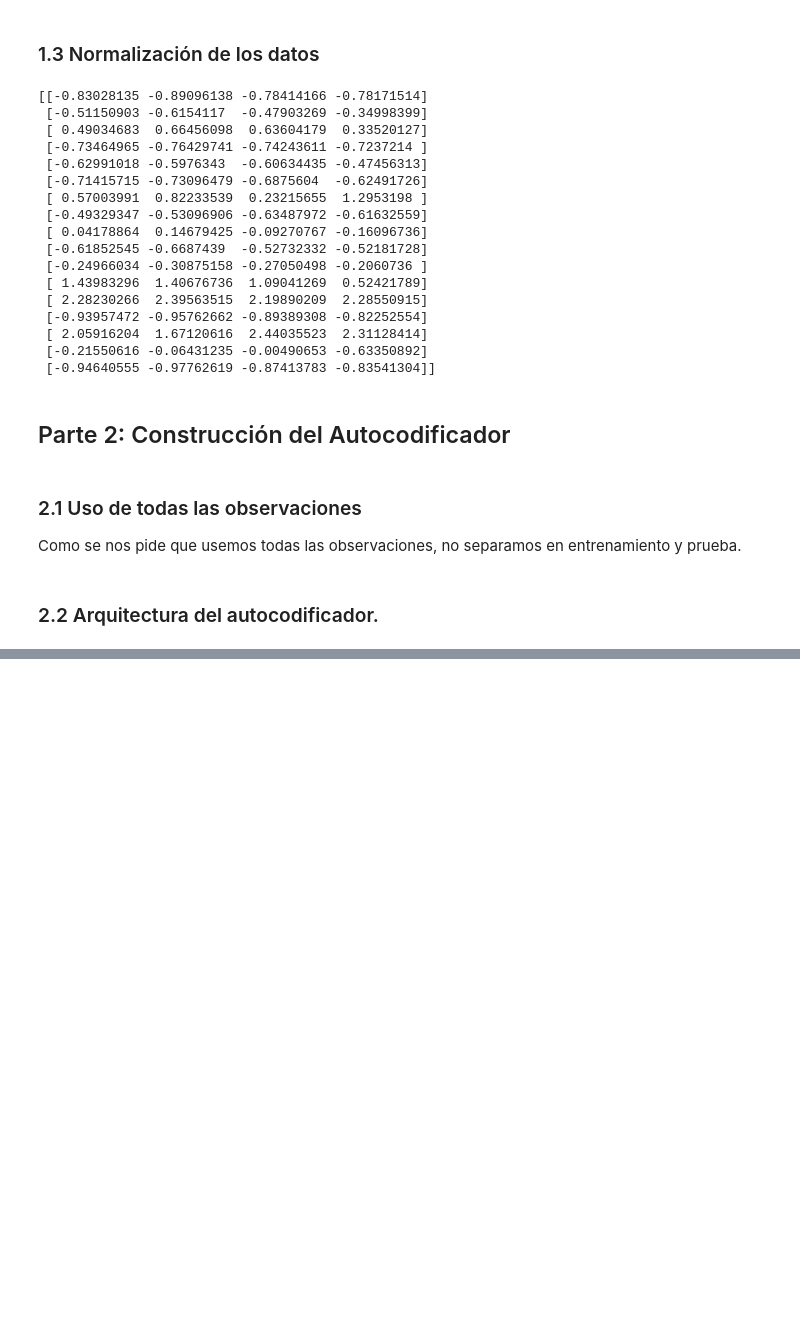
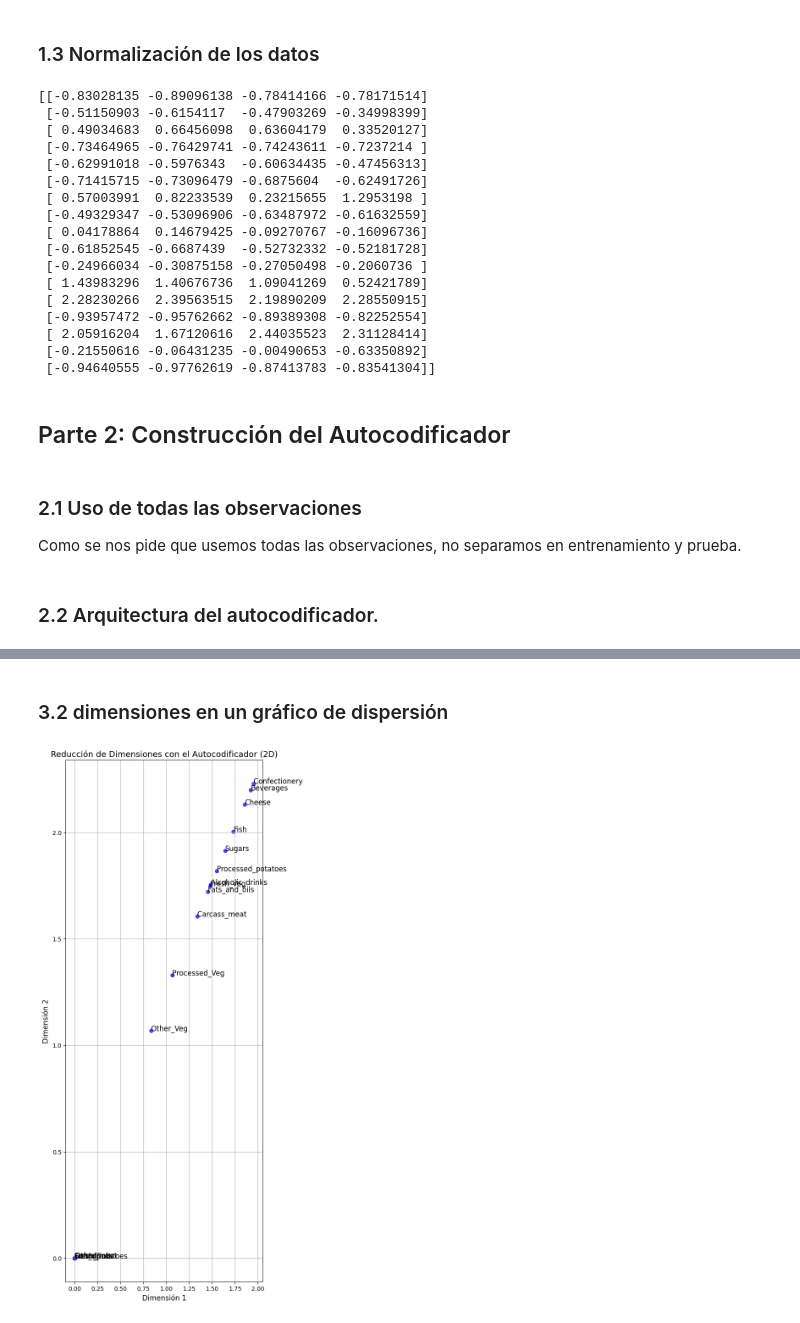
Before and after one commit to Kojimena/DS-L5, a Jupyter notebook: l5.ipynb, the cells around one changed output, grey strips where cells are left out. Saved outputs shown, nothing was run; the diff lists cells and outputs as text; code cells hidden in the pictures; blank space fills up the shorter version.

```diff
--- a/l5.ipynb
+++ b/l5.ipynb
@@ -144,0 +201,5 @@ metricas
+# %%
+encoder = models.Model(input_layer, bottleneck)
+data_encoded = encoder.predict(data_scaled)
+
+print(data_encoded)
@@ -144,0 +225,18 @@ metricas
+# %% [markdown]
+### 3.2 dimensiones en un gráfico de dispersión
+# %%
+plt.figure(figsize=(6, 16))
+plt.scatter(data_encoded[:, 0], data_encoded[:, 1], color='blue', alpha=0.7)
+
+# Añadir etiquetas para identificar los diferentes tipos de alimentos
+for i, food in enumerate(data.index):
+    plt.text(data_encoded[i, 0], data_encoded[i, 1], food, fontsize=12)
+
+# Personalización del gráfico
+plt.title('Reducción de Dimensiones con el Autocodificador (2D)', fontsize=14)
+plt.xlabel('Dimensión 1', fontsize=12)
+plt.ylabel('Dimensión 2', fontsize=12)
+plt.grid(True)
+plt.show()
+# %% [output]
+[figure, added]
```
Also changed, not shown: parts of 15 cells of this notebook.
